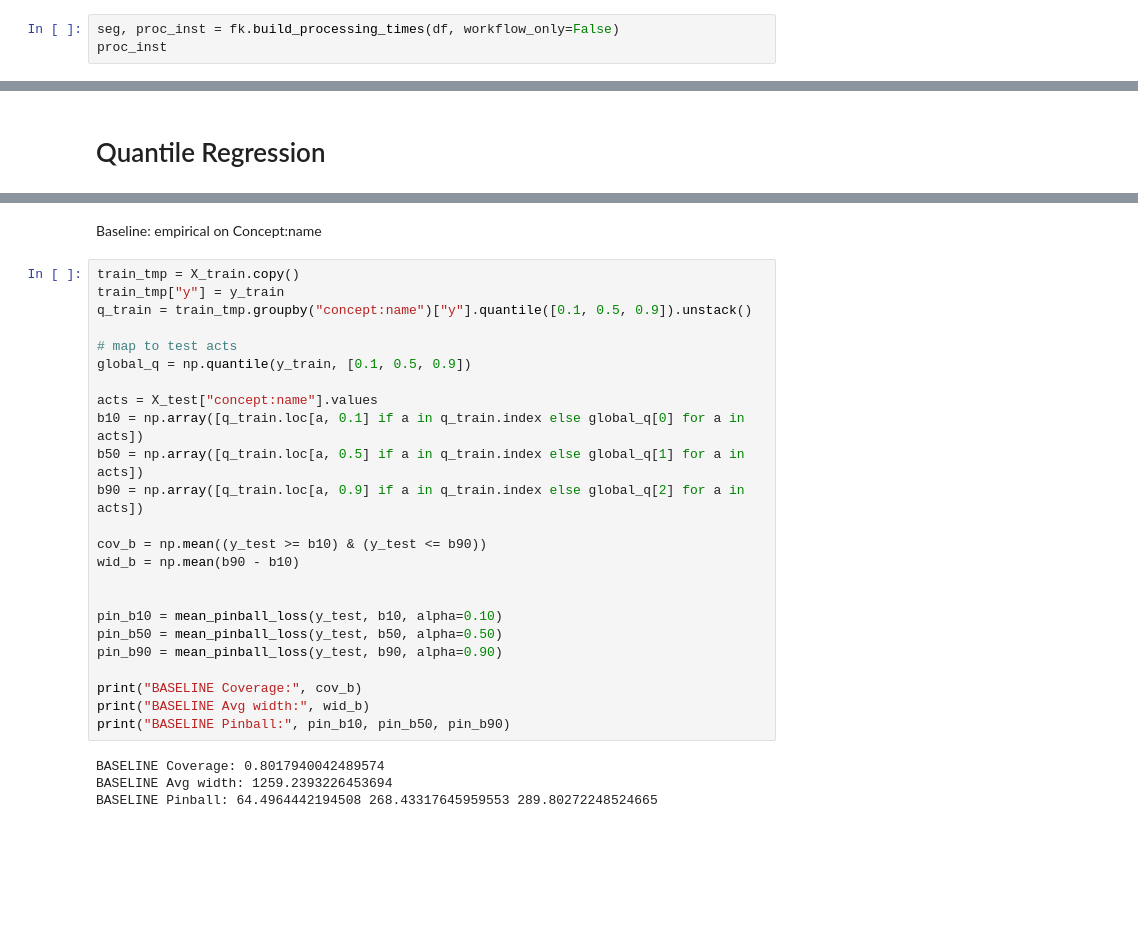
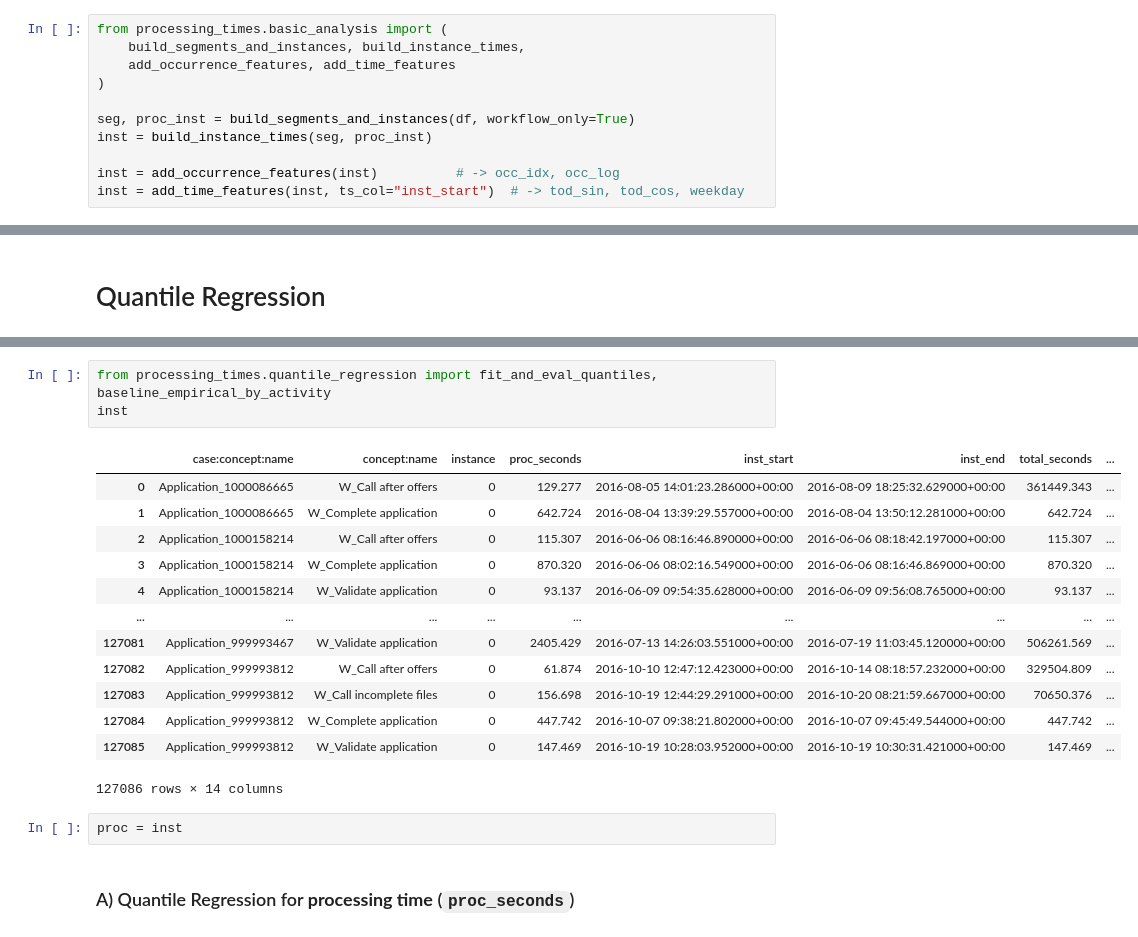
Before and after one commit to mbrieg/bppso-groupwork, a Jupyter notebook: processing_times/Processing_Times.ipynb, the cells around one changed output, grey strips where cells are left out. Saved outputs shown, nothing was run; the diff lists cells and outputs as text; blank space fills up the shorter version.

```diff
--- a/processing_times/Processing_Times.ipynb
+++ b/processing_times/Processing_Times.ipynb
@@ -103,5 +104,13 @@ df_dur.head(20)
 # %% [markdown]
 Calculate the processing times for all activities, that have more than 1 lifecycle transitions  -> all others have no real working time
 # %%
-seg, proc_inst = fk.build_processing_times(df, workflow_only=False)
-proc_inst
+from processing_times.basic_analysis import (
+    build_segments_and_instances, build_instance_times,
+    add_occurrence_features, add_time_features
+)
+
+seg, proc_inst = build_segments_and_instances(df, workflow_only=True)
+inst = build_instance_times(seg, proc_inst)
+
+inst = add_occurrence_features(inst)          # -> occ_idx, occ_log
+inst = add_time_features(inst, ts_col="inst_start")  # -> tod_sin, tod_cos, weekday
@@ -397,30 +439,21 @@ Pinball loss q10/q50/q90: 63.788704130123435 265.77035468633693 286.644791616640
-# %% [markdown]
-Baseline: empirical on Concept:name
-# %%
-train_tmp = X_train.copy()
-train_tmp["y"] = y_train
-q_train = train_tmp.groupby("concept:name")["y"].quantile([0.1, 0.5, 0.9]).unstack()
-
-# map to test acts
-global_q = np.quantile(y_train, [0.1, 0.5, 0.9])
-
-acts = X_test["concept:name"].values
-b10 = np.array([q_train.loc[a, 0.1] if a in q_train.index else global_q[0] for a in acts])
-b50 = np.array([q_train.loc[a, 0.5] if a in q_train.index else global_q[1] for a in acts])
-b90 = np.array([q_train.loc[a, 0.9] if a in q_train.index else global_q[2] for a in acts])
-
-cov_b = np.mean((y_test >= b10) & (y_test <= b90))
-wid_b = np.mean(b90 - b10)
-
-
-pin_b10 = mean_pinball_loss(y_test, b10, alpha=0.10)
-pin_b50 = mean_pinball_loss(y_test, b50, alpha=0.50)
-pin_b90 = mean_pinball_loss(y_test, b90, alpha=0.90)
-
-print("BASELINE Coverage:", cov_b)
-print("BASELINE Avg width:", wid_b)
-print("BASELINE Pinball:", pin_b10, pin_b50, pin_b90)
-# %% [output]
-BASELINE Coverage: 0.8017940042489574
-BASELINE Avg width: 1259.2393226453694
-BASELINE Pinball: 64.4964442194508 268.43317645959553 289.80272248524665
+# %%
+from processing_times.quantile_regression import fit_and_eval_quantiles, baseline_empirical_by_activity
+inst
+# %% [output]
+|  | case:concept:name | concept:name | instance | proc_seconds | inst_start | inst_end | total_seconds | ... |
+| 0 | Application_1000086665 | W_Call after offers | 0 | 129.277 | 2016-08-05 14:01:23.286000+00:00 | 2016-08-09 18:25:32.629000+00:00 | 361449.343 | ... |
+| 1 | Application_1000086665 | W_Complete application | 0 | 642.724 | 2016-08-04 13:39:29.557000+00:00 | 2016-08-04 13:50:12.281000+00:00 | 642.724 | ... |
+| 2 | Application_1000158214 | W_Call after offers | 0 | 115.307 | 2016-06-06 08:16:46.890000+00:00 | 2016-06-06 08:18:42.197000+00:00 | 115.307 | ... |
+| 3 | Application_1000158214 | W_Complete application | 0 | 870.320 | 2016-06-06 08:02:16.549000+00:00 | 2016-06-06 08:16:46.869000+00:00 | 870.320 | ... |
+| 4 | Application_1000158214 | W_Validate application | 0 | 93.137 | 2016-06-09 09:54:35.628000+00:00 | 2016-06-09 09:56:08.765000+00:00 | 93.137 | ... |
+| ... | ... | ... | ... | ... | ... | ... | ... | ... |
+| 127081 | Application_999993467 | W_Validate application | 0 | 2405.429 | 2016-07-13 14:26:03.551000+00:00 | 2016-07-19 11:03:45.120000+00:00 | 506261.569 | ... |
+| 127082 | Application_999993812 | W_Call after offers | 0 | 61.874 | 2016-10-10 12:47:12.423000+00:00 | 2016-10-14 08:18:57.232000+00:00 | 329504.809 | ... |
+| 127083 | Application_999993812 | W_Call incomplete files | 0 | 156.698 | 2016-10-19 12:44:29.291000+00:00 | 2016-10-20 08:21:59.667000+00:00 | 70650.376 | ... |
+| 127084 | Application_999993812 | W_Complete application | 0 | 447.742 | 2016-10-07 09:38:21.802000+00:00 | 2016-10-07 09:45:49.544000+00:00 | 447.742 | ... |
+| 127085 | Application_999993812 | W_Validate application | 0 | 147.469 | 2016-10-19 10:28:03.952000+00:00 | 2016-10-19 10:30:31.421000+00:00 | 147.469 | ... |
+127086 rows × 14 columns
+# %%
+proc = inst
+# %% [markdown]
+### A) Quantile Regression for **processing time** (`proc_seconds`)
```
Also changed, not shown: parts of 26 cells of this notebook, 4 other files.
